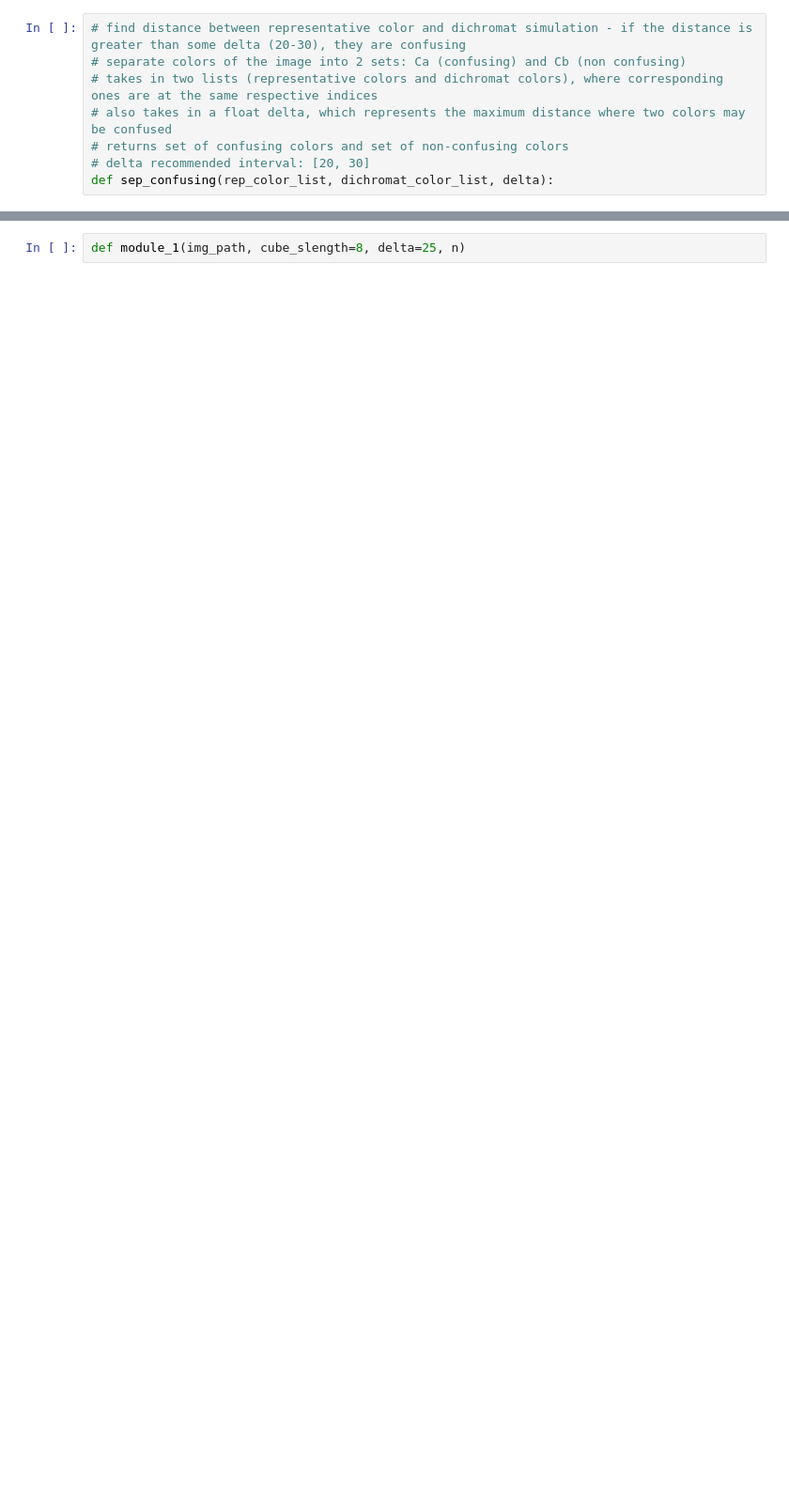
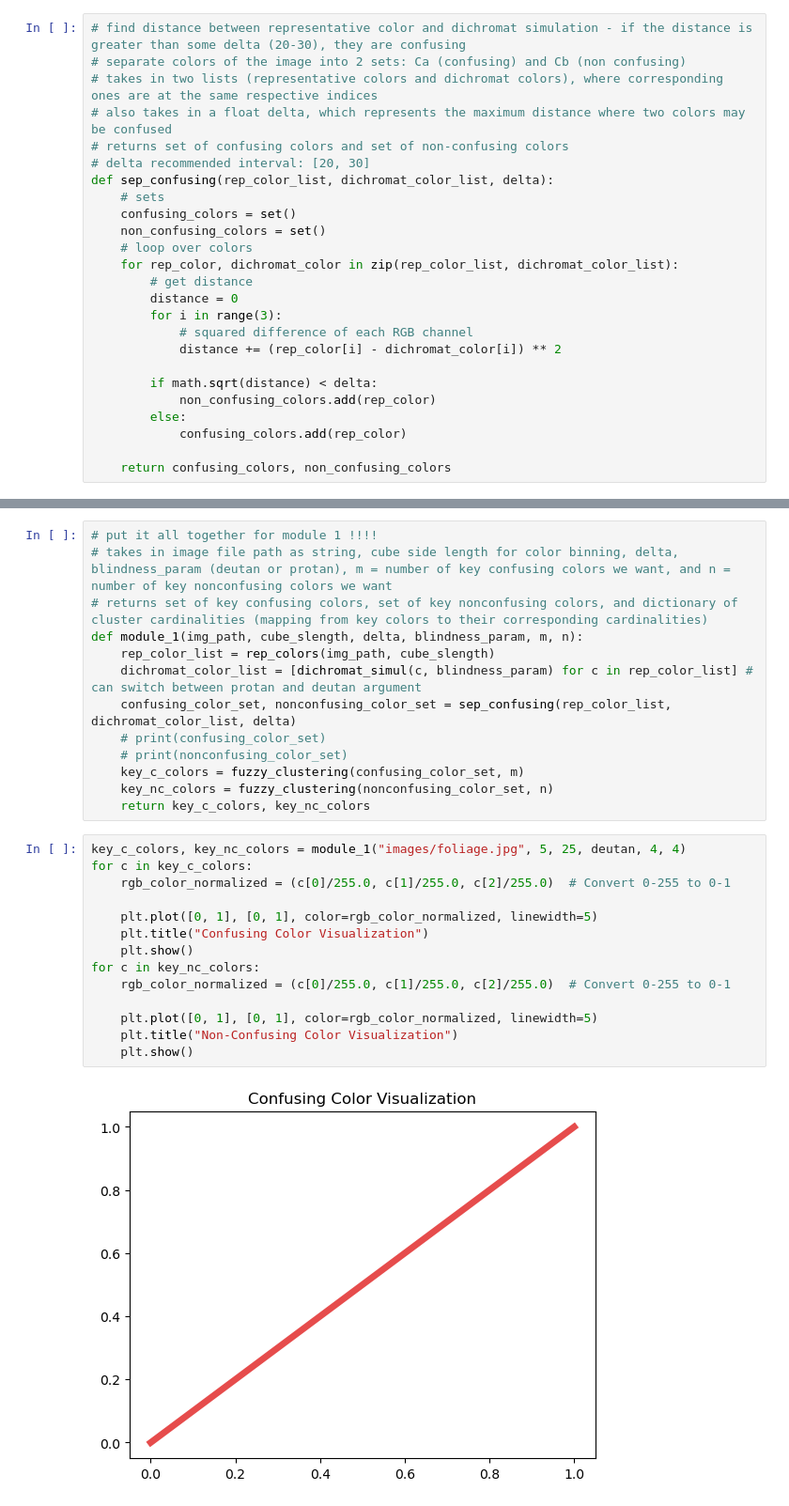
Before and after one commit to trinif/mike-wazow-see, a Jupyter notebook: recoloring.ipynb, the cells around one changed output, grey strips where cells are left out. Shown: that part at 94% size. Drawn from its saved outputs; the diff is of its cells as text; blank space fills up the shorter version.

Commit message:
finish module 1, simulation methods

```diff
--- a/recoloring.ipynb
+++ b/recoloring.ipynb
@@ -18,6 +249,23 @@ def dichromat_simul(rgb):
 # returns set of confusing colors and set of non-confusing colors
 # delta recommended interval: [20, 30]
 def sep_confusing(rep_color_list, dichromat_color_list, delta):
+    # sets
+    confusing_colors = set()
+    non_confusing_colors = set()
+    # loop over colors
+    for rep_color, dichromat_color in zip(rep_color_list, dichromat_color_list):
+        # get distance
+        distance = 0
+        for i in range(3):
+            # squared difference of each RGB channel
+            distance += (rep_color[i] - dichromat_color[i]) ** 2
+
+        if math.sqrt(distance) < delta:
+            non_confusing_colors.add(rep_color)
+        else:
+            confusing_colors.add(rep_color)
+
+    return confusing_colors, non_confusing_colors
 # %%
 # run fuzzy clustering on both sets to get key colors
 # takes in a set of colors and number of clusters n
@@ -26,2 +293,29 @@ def fuzzy_clustering(color_set, n):
 # %%
-def module_1(img_path, cube_slength=8, delta=25, n)
+# put it all together for module 1 !!!!
+# takes in image file path as string, cube side length for color binning, delta, blindness_param (deutan or protan), m = number of key confusing colors we want, and n = number of key nonconfusing colors we want
+# returns set of key confusing colors, set of key nonconfusing colors, and dictionary of cluster cardinalities (mapping from key colors to their corresponding cardinalities)
+def module_1(img_path, cube_slength, delta, blindness_param, m, n):
+    rep_color_list = rep_colors(img_path, cube_slength)
+    dichromat_color_list = [dichromat_simul(c, blindness_param) for c in rep_color_list] # can switch between protan and deutan argument
+    confusing_color_set, nonconfusing_color_set = sep_confusing(rep_color_list, dichromat_color_list, delta)
+    # print(confusing_color_set)
+    # print(nonconfusing_color_set)
+    key_c_colors = fuzzy_clustering(confusing_color_set, m)
+    key_nc_colors = fuzzy_clustering(nonconfusing_color_set, n)
+    return key_c_colors, key_nc_colors
+# %%
+key_c_colors, key_nc_colors = module_1("images/foliage.jpg", 5, 25, deutan, 4, 4)
+for c in key_c_colors:
+    rgb_color_normalized = (c[0]/255.0, c[1]/255.0, c[2]/255.0)  # Convert 0-255 to 0-1
+
+    plt.plot([0, 1], [0, 1], color=rgb_color_normalized, linewidth=5)
+    plt.title("Confusing Color Visualization")
+    plt.show()
+for c in key_nc_colors:
+    rgb_color_normalized = (c[0]/255.0, c[1]/255.0, c[2]/255.0)  # Convert 0-255 to 0-1
+
+    plt.plot([0, 1], [0, 1], color=rgb_color_normalized, linewidth=5)
+    plt.title("Non-Confusing Color Visualization")
+    plt.show()
+# %% [output]
+[figure, added]
```
Also changed, not shown: parts of 9 cells of this notebook, 4 other files.
